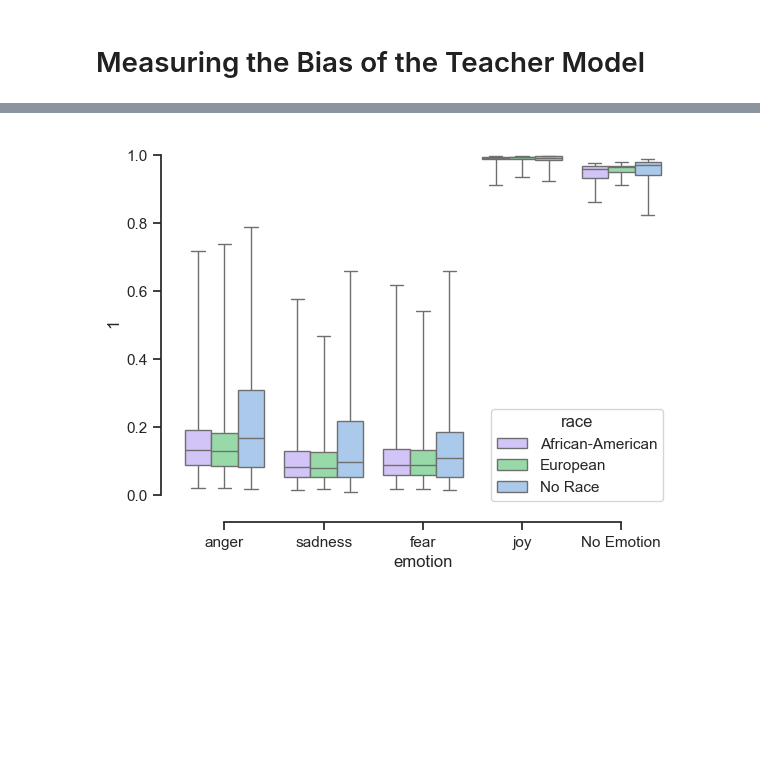
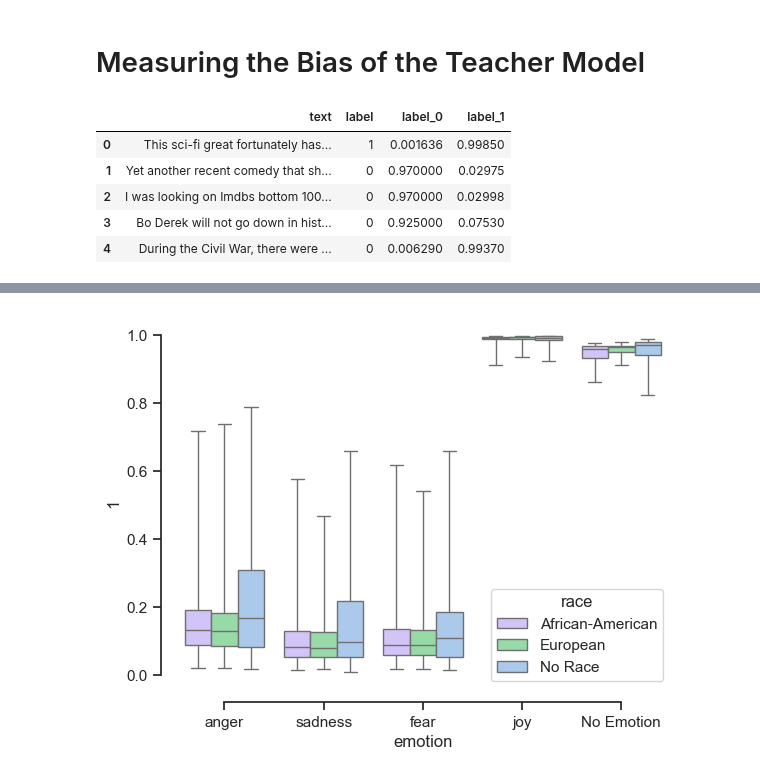
Before and after one commit to CharlesC03/NLP_Final_Project, a Jupyter notebook: analysis/teacher_analysis.ipynb, the cells around one changed output, grey strips where cells are left out. Drawn from its saved outputs; the diff is of its cells as text; code cells hidden in the pictures; blank space fills up the shorter version.

```diff
--- a/analysis/teacher_analysis.ipynb
+++ b/analysis/teacher_analysis.ipynb
@@ -40,0 +42,10 @@ sns.set_theme(style="ticks", palette="pastel")
+# %%
+test_df = pd.read_csv("../data/llama3.1/test.csv")
+test_df.head()
+# %% [output]
+|  | text | label | label_0 | label_1 |
+| 0 | This sci-fi great fortunately has... | 1 | 0.001636 | 0.99850 |
+| 1 | Yet another recent comedy that sh... | 0 | 0.970000 | 0.02975 |
+| 2 | I was looking on Imdbs bottom 100... | 0 | 0.970000 | 0.02998 |
+| 3 | Bo Derek will not go down in hist... | 0 | 0.925000 | 0.07530 |
+| 4 | During the Civil War, there were ... | 0 | 0.006290 | 0.99370 |
```
Also changed, not shown: parts of 2 cells of this notebook, 5 other files.
